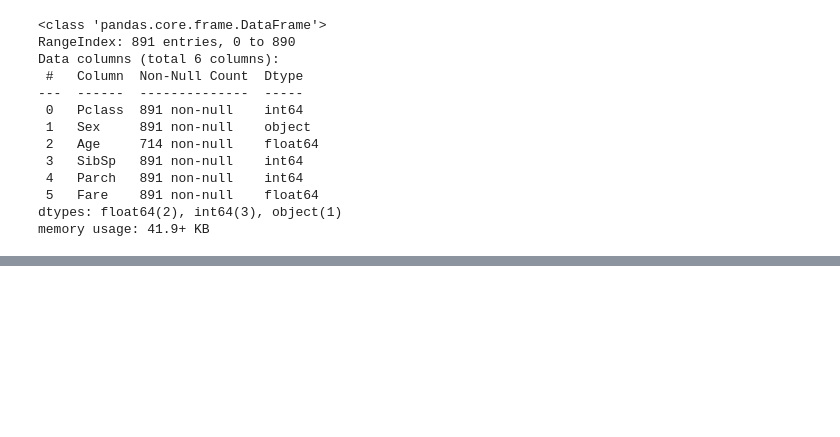
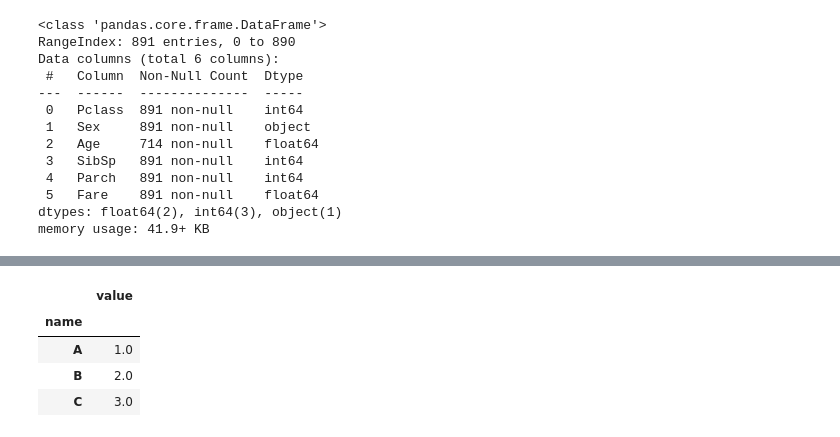
Before and after one commit to allenvarughese22/Machine-Learning-Projects---Learning, a Jupyter notebook: Titanic-Data Analysis/titanic/Titanic Survivor - Data Analysis.ipynb, the cells around one changed output, grey strips where cells are left out. Cells and saved outputs as stored; diff of their text form; code cells hidden in the pictures; blank space fills up the shorter version.

```diff
--- a/Titanic-Data Analysis/titanic/Titanic Survivor - Data Analysis.ipynb
+++ b/Titanic-Data Analysis/titanic/Titanic Survivor - Data Analysis.ipynb
@@ -153,0 +231,8 @@ memory usage: 41.9+ KB
+# %%
+a.first()
+# %% [output]
+|  | value |
+| name |  |
+| A | 1.0 |
+| B | 2.0 |
+| C | 3.0 |
```
Also changed, not shown: parts of 20 cells of this notebook.
